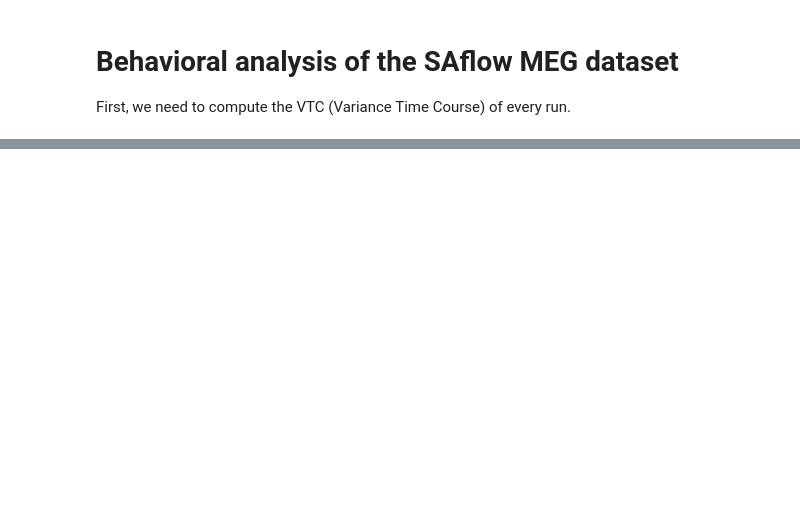
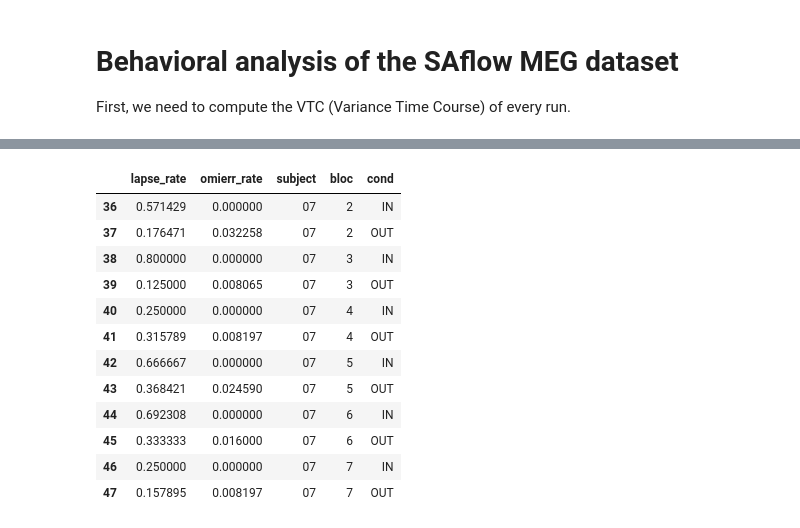
Before and after one commit to hyruuk/cc_saflow, a Jupyter notebook: notebooks/behavior_analysis.ipynb, the cells around one changed output, grey strips where cells are left out. Cells and saved outputs as stored; diff of their text form; code cells hidden in the pictures; blank space fills up the shorter version.

```diff
--- a/notebooks/behavior_analysis.ipynb
+++ b/notebooks/behavior_analysis.ipynb
@@ -161,0 +287,16 @@ VTC_filtered < np.quantile(VTC_filtered, 25/100)
+# %%
+plot_df[plot_df['subject']=='07']
+# %% [output]
+|  | lapse_rate | omierr_rate | subject | bloc | cond |
+| 36 | 0.571429 | 0.000000 | 07 | 2 | IN |
+| 37 | 0.176471 | 0.032258 | 07 | 2 | OUT |
+| 38 | 0.800000 | 0.000000 | 07 | 3 | IN |
+| 39 | 0.125000 | 0.008065 | 07 | 3 | OUT |
+| 40 | 0.250000 | 0.000000 | 07 | 4 | IN |
+| 41 | 0.315789 | 0.008197 | 07 | 4 | OUT |
+| 42 | 0.666667 | 0.000000 | 07 | 5 | IN |
+| 43 | 0.368421 | 0.024590 | 07 | 5 | OUT |
+| 44 | 0.692308 | 0.000000 | 07 | 6 | IN |
+| 45 | 0.333333 | 0.016000 | 07 | 6 | OUT |
+| 46 | 0.250000 | 0.000000 | 07 | 7 | IN |
+| 47 | 0.157895 | 0.008197 | 07 | 7 | OUT |
```
Also changed, not shown: parts of 18 cells of this notebook.
